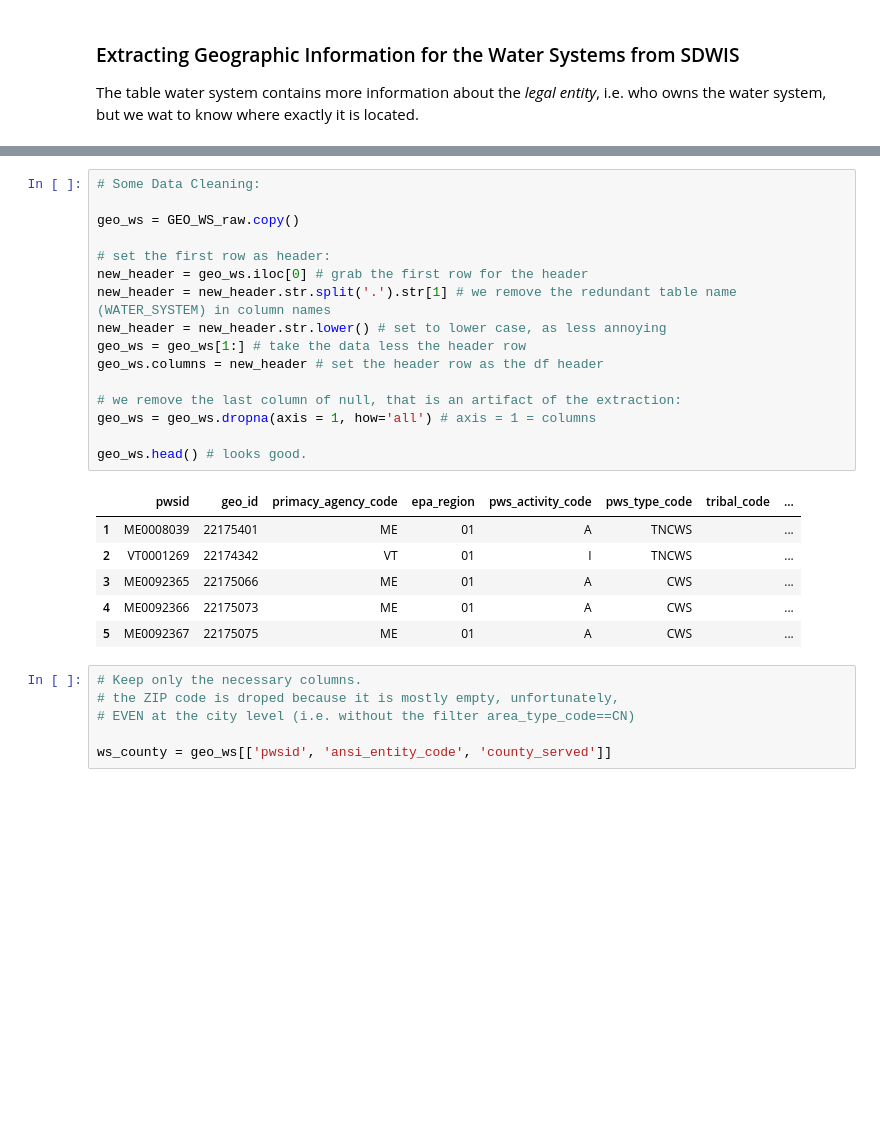
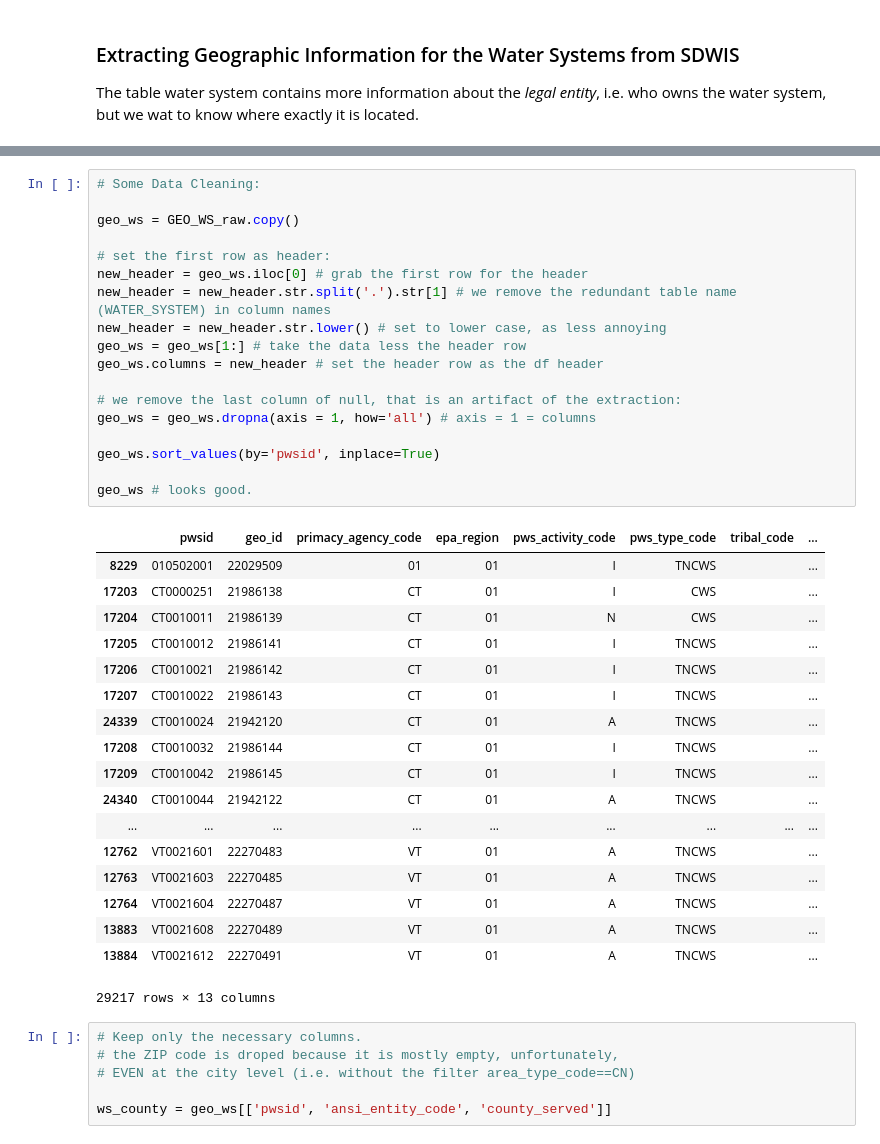
Before and after one commit to de-la-viz/pesticides_in_drinking_water, a Jupyter notebook: code/Data_Extraction.ipynb, the cells around one changed output, grey strips where cells are left out. Saved outputs shown, nothing was run; the diff lists cells and outputs as text; blank space fills up the shorter version.

```diff
--- a/code/Data_Extraction.ipynb
+++ b/code/Data_Extraction.ipynb
@@ -102,26 +102,40 @@ GEO_WS_raw.head()
 # %%
 # Some Data Cleaning:
 
 geo_ws = GEO_WS_raw.copy()
 
 # set the first row as header:
 new_header = geo_ws.iloc[0] # grab the first row for the header
 new_header = new_header.str.split('.').str[1] # we remove the redundant table name (WATER_SYSTEM) in column names
 new_header = new_header.str.lower() # set to lower case, as less annoying
 geo_ws = geo_ws[1:] # take the data less the header row
 geo_ws.columns = new_header # set the header row as the df header
 
 # we remove the last column of null, that is an artifact of the extraction:
 geo_ws = geo_ws.dropna(axis = 1, how='all') # axis = 1 = columns
 
-geo_ws.head() # looks good.
+geo_ws.sort_values(by='pwsid', inplace=True)
+
+geo_ws # looks good.
 # %% [output]
 |  | pwsid | geo_id | primacy_agency_code | epa_region | pws_activity_code | pws_type_code | tribal_code | ... |
-| 1 | ME0008039 | 22175401 | ME | 01 | A | TNCWS |  | ... |
-| 2 | VT0001269 | 22174342 | VT | 01 | I | TNCWS |  | ... |
-| 3 | ME0092365 | 22175066 | ME | 01 | A | CWS |  | ... |
-| 4 | ME0092366 | 22175073 | ME | 01 | A | CWS |  | ... |
-| 5 | ME0092367 | 22175075 | ME | 01 | A | CWS |  | ... |
+| 8229 | 010502001 | 22029509 | 01 | 01 | I | TNCWS |  | ... |
+| 17203 | CT0000251 | 21986138 | CT | 01 | I | CWS |  | ... |
+| 17204 | CT0010011 | 21986139 | CT | 01 | N | CWS |  | ... |
+| 17205 | CT0010012 | 21986141 | CT | 01 | I | TNCWS |  | ... |
+| 17206 | CT0010021 | 21986142 | CT | 01 | I | TNCWS |  | ... |
+| 17207 | CT0010022 | 21986143 | CT | 01 | I | TNCWS |  | ... |
+| 24339 | CT0010024 | 21942120 | CT | 01 | A | TNCWS |  | ... |
+| 17208 | CT0010032 | 21986144 | CT | 01 | I | TNCWS |  | ... |
+| 17209 | CT0010042 | 21986145 | CT | 01 | I | TNCWS |  | ... |
+| 24340 | CT0010044 | 21942122 | CT | 01 | A | TNCWS |  | ... |
+| ... | ... | ... | ... | ... | ... | ... | ... | ... |
+| 12762 | VT0021601 | 22270483 | VT | 01 | A | TNCWS |  | ... |
+| 12763 | VT0021603 | 22270485 | VT | 01 | A | TNCWS |  | ... |
+| 12764 | VT0021604 | 22270487 | VT | 01 | A | TNCWS |  | ... |
+| 13883 | VT0021608 | 22270489 | VT | 01 | A | TNCWS |  | ... |
+| 13884 | VT0021612 | 22270491 | VT | 01 | A | TNCWS |  | ... |
+29217 rows × 13 columns
 # %%
 # Keep only the necessary columns.
 # the ZIP code is droped because it is mostly empty, unfortunately,
```
Also changed, not shown: parts of 2 cells of this notebook, 1 other file.
